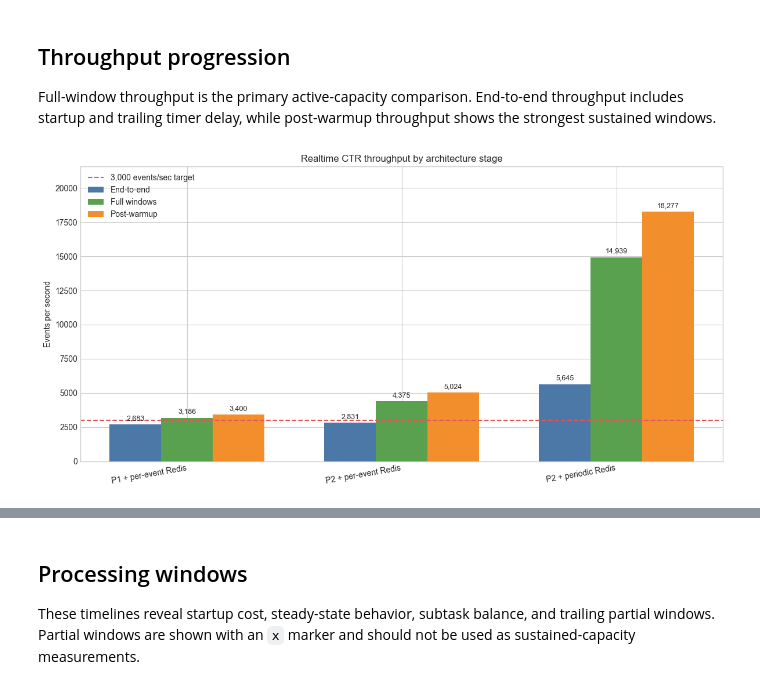
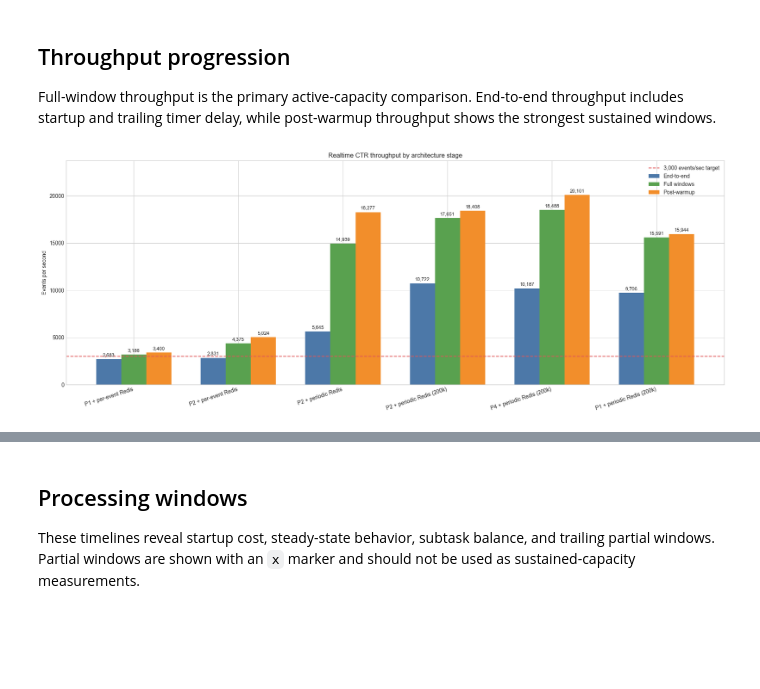
Before and after one commit to Adstract-AI/ctx-ctr, a Jupyter notebook: notebooks/realtime_ctr_performance_history.ipynb, the cells around one changed output, grey strips where cells are left out. Cells and saved outputs as stored; diff of their text form; code cells hidden in the pictures; blank space fills up the shorter version.

Commit message:
feat: update Kafka backlog impressions and adjust parallelism for realtime CTR processing

```diff
--- a/notebooks/realtime_ctr_performance_history.ipynb
+++ b/notebooks/realtime_ctr_performance_history.ipynb
@@ -60,6 +63,27 @@ EXPERIMENTS = [
         "redis_strategy": "500 ms or 100 updates",
         "path": Path("experiments/results/20260719_161504_realtime_ctr_performance_baseline/result.json"),
     },
+    {
+        "stage": "4. Sustained-load validation",
+        "short_label": "P2 + periodic Redis (200k)",
+        "parallelism": 2,
+        "redis_strategy": "500 ms or 100 updates",
+        "path": Path("experiments/results/20260719_165139_realtime_ctr_performance_baseline/result.json"),
+    },
+    {
+        "stage": "5. Parallelism 4",
+        "short_label": "P4 + periodic Redis (200k)",
+        "parallelism": 4,
+        "redis_strategy": "500 ms or 100 updates",
+        "path": Path("experiments/results/20260719_170150_realtime_ctr_performance_baseline/result.json"),
+    },
+    {
+        "stage": "6. Parallelism 1 with periodic Redis",
+        "short_label": "P1 + periodic Redis (200k)",
+        "parallelism": 1,
+        "redis_strategy": "500 ms or 100 updates",
+        "path": Path("experiments/results/20260719_170324_realtime_ctr_performance_baseline/result.json"),
+    },
 ]
 
 for experiment in EXPERIMENTS:
@@ -105,6 +132,12 @@ def full_window_rates(records: pd.DataFrame, drop_warmup: bool = False) -> list[
             full_windows = full_windows.iloc[1:]
         rates.append(float(full_windows["window_events_per_second"].mean()))
     return rates
+
+def full_window_count(records: pd.DataFrame) -> int:
+    count = 0
+    for _, subtask in records.groupby("subtask_index"):
+        count += int((subtask["window_events"] == subtask["window_events"].max()).sum())
+    return count
 
 def summarize_experiment(experiment: dict, payload: dict) -> dict:
     records = processor_records(payload)
@@ -146,6 +179,7 @@ def summarize_experiment(experiment: dict, payload: dict) -> dict:
         "end_to_end_eps": processed_events / elapsed_seconds,
         "full_window_eps": sum(full_window_rates(records)),
         "post_warmup_eps": sum(full_window_rates(records, drop_warmup=True)),
+        "full_window_records": full_window_count(records),
         "redis_flushes": redis_flushes,
         "redis_updates_flushed": redis_updates_flushed,
         "redis_updates_coalesced": redis_updates_coalesced,
@@ -209,26 +253,26 @@ Full-window throughput is the primary active-capacity comparison. End-to-end thr
 # %%
 labels = summary["short_label"].tolist()
 x = np.arange(len(labels))
 width = 0.24
-fig, ax = plt.subplots(figsize=(12, 6))
+fig, ax = plt.subplots(figsize=(18, 7))
 series = [
     ("End-to-end", "end_to_end_eps", "#4C78A8"),
     ("Full windows", "full_window_eps", "#59A14F"),
     ("Post-warmup", "post_warmup_eps", "#F28E2B"),
 ]
 for index, (name, column, color) in enumerate(series):
     bars = ax.bar(x + (index - 1) * width, summary[column], width, label=name, color=color)
     ax.bar_label(bars, labels=[f"{value:,.0f}" for value in summary[column]], padding=3, fontsize=9)
 ax.axhline(3_000, color="#E15759", linestyle="--", linewidth=1.5, label="3,000 events/sec target")
 ax.set_ylabel("Events per second")
 ax.set_title("Realtime CTR throughput by architecture stage")
-ax.set_xticks(x, labels, rotation=10, ha="right")
+ax.set_xticks(x, labels, rotation=18, ha="right")
 ax.legend()
 ax.set_ylim(0, summary[["end_to_end_eps", "full_window_eps", "post_warmup_eps"]].to_numpy().max() * 1.18)
 plt.tight_layout()
 plt.show()
 # %% [output]
-[figure, old version]
+[figure, new version]
 # %%
 baseline = summary.iloc[0]
 speedups = summary[["short_label", "end_to_end_eps", "full_window_eps", "post_warmup_eps"]].copy()
```
Also changed, not shown: parts of 17 cells of this notebook, 3 other files.
